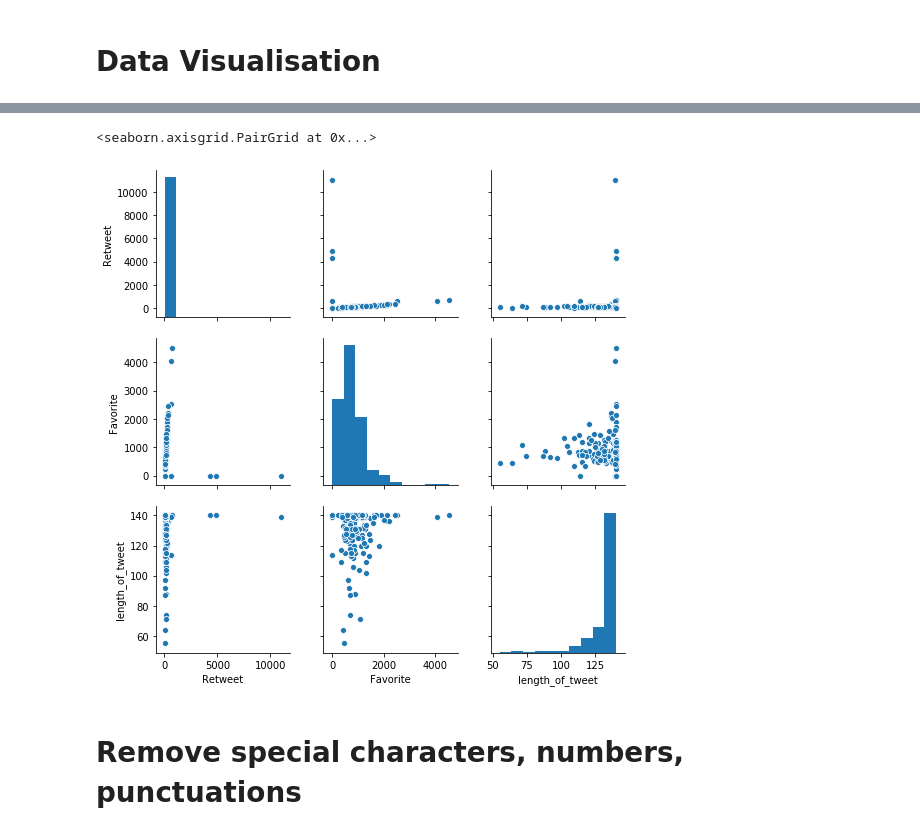
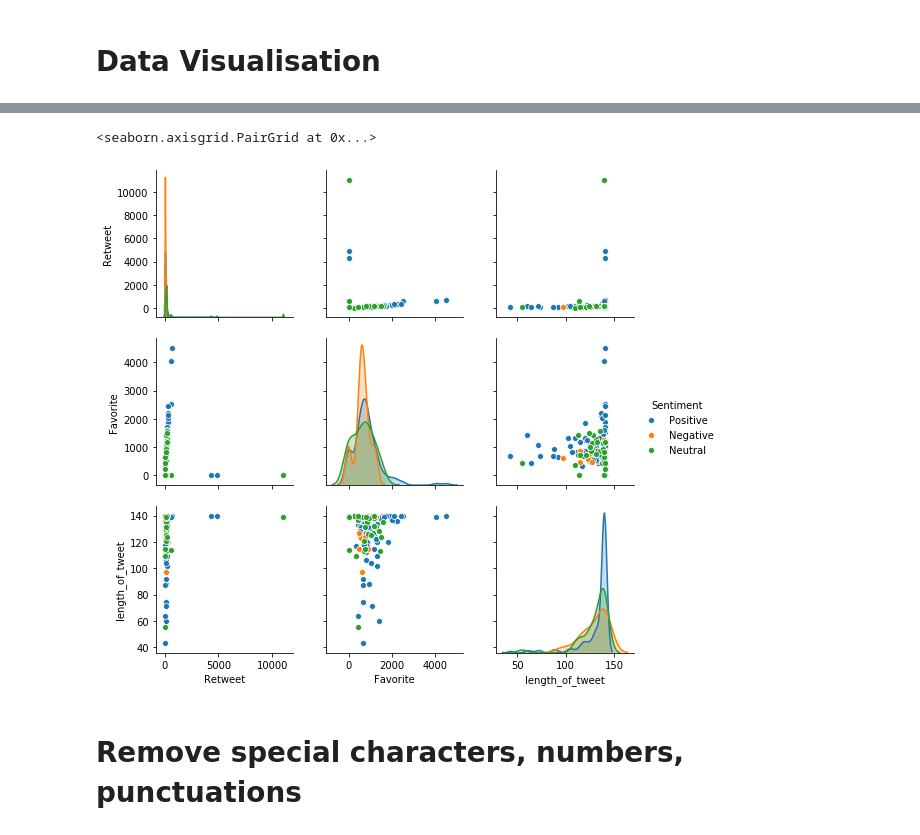
Before and after one commit to shubhamksharma/Twitter-Sentiments-Analysis, a Jupyter notebook: Twitter_Sentiments_Analysis.ipynb, the cells around one changed output, grey strips where cells are left out. Cells and saved outputs as stored; diff of their text form; code cells hidden in the pictures.

```diff
--- a/Twitter_Sentiments_Analysis.ipynb
+++ b/Twitter_Sentiments_Analysis.ipynb
@@ -19,11 +22,13 @@ tms=[]
 text=[]
 fv=[]
 media_files = []
+sentiment=[]
 
 
 p_tweets = tweepy.Cursor(api.user_timeline,screen_name='@Ferrari').items(200)  #@Ferrari car brand tweets.
 for tweet in p_tweets:
     print(tweet._json)
+    analysis = TextBlob(tweet.text)
     a = tweet.retweet_count
     rt.append(a)
     b = tweet.created_at
@@ -36,4 +41,13 @@ for tweet in p_tweets:
         media_files.append(1)
     else:
         media_files.append('None')
+    if analysis.sentiment[0]>0:
+        f='Positive'
+        sentiment.append(f)
+    elif analysis.sentiment[0]<0:
+        f='Negative'
+        sentiment.append(f)
+    else:
+        f='Neutral'
+        sentiment.append(f)
 # %% [output]
@@ -59,7 +73,7 @@ for tweet in p_tweets:
 # %%
 import pandas as pd
 # %%
-data = {'Timestamp':tms,'Text':text,'Retweet':rt,'Favorite':fv,'Images':media_files}
+data = {'Timestamp':tms,'Sentiment':sentiment,'Text':text,'Retweet':rt,'Favorite':fv,'Images':media_files}
 # %%
 df = pd.DataFrame(data)
 # %%
@@ -128,8 +175,8 @@ df['Favorite'].plot.hist()
 # %%
-sns.pairplot(df)
+sns.pairplot(df,hue='Sentiment')
 # %% [output]
 <seaborn.axisgrid.PairGrid at 0x...>
-[figure, old version]
+[figure, new version]
 # %% [markdown]
 # Remove special characters, numbers, punctuations
 # %%
```
Also changed, not shown: parts of 23 cells of this notebook.
